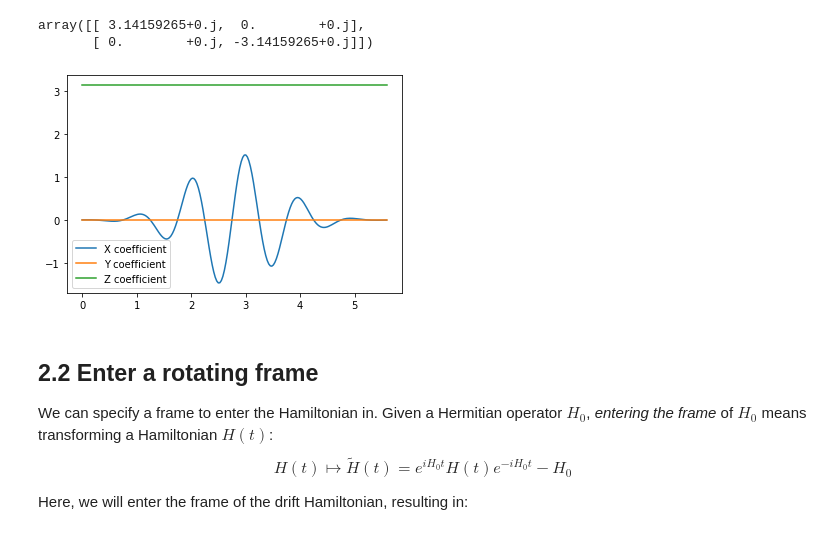
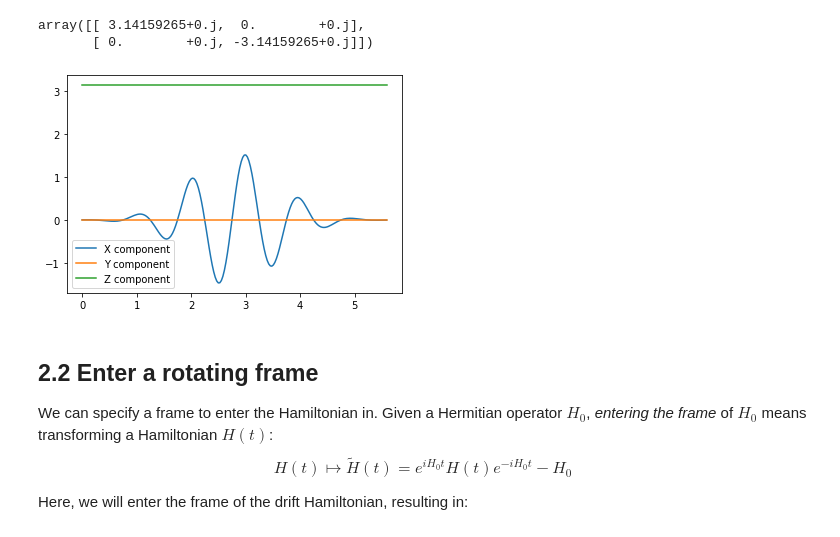
Before and after one commit to DanPuzzuoli/qiskit-aer, a Jupyter notebook: temp_notebooks/general_demo.ipynb, the cells around one changed output. Drawn from its saved outputs; the diff is of its cells as text; code cells hidden in the pictures.

```diff
--- a/temp_notebooks/general_demo.ipynb
+++ b/temp_notebooks/general_demo.ipynb
@@ -131,18 +130,18 @@ array([[ 3.14159265+0.j,  0.        +0.j],
 # %%
 def plot_qubit_hamiltonian_components(hamiltonian, t0, tf, N=200):
     t_vals = np.linspace(t0, tf, N)
     model_vals = np.array([hamiltonian.evaluate(t) for t in t_vals])
     x_coeff = model_vals[:, 0, 1].real
     y_coeff = -model_vals[:, 0, 1].imag
     z_coeff = model_vals[:, 0, 0].real
-    plt.plot(t_vals, x_coeff, label='X coefficient')
-    plt.plot(t_vals, y_coeff, label='Y coefficient')
-    plt.plot(t_vals, z_coeff, label='Z coefficient')
+    plt.plot(t_vals, x_coeff, label='X component')
+    plt.plot(t_vals, y_coeff, label='Y component')
+    plt.plot(t_vals, z_coeff, label='Z component')
     plt.legend()
 
 plot_qubit_hamiltonian_components(hamiltonian, 0., T)
 # %% [output]
-[figure, old version]
+[figure, new version]
 # %% [markdown]
 ## 2.2 Enter a rotating frame
 
```
Also changed, not shown: parts of 18 cells of this notebook.
